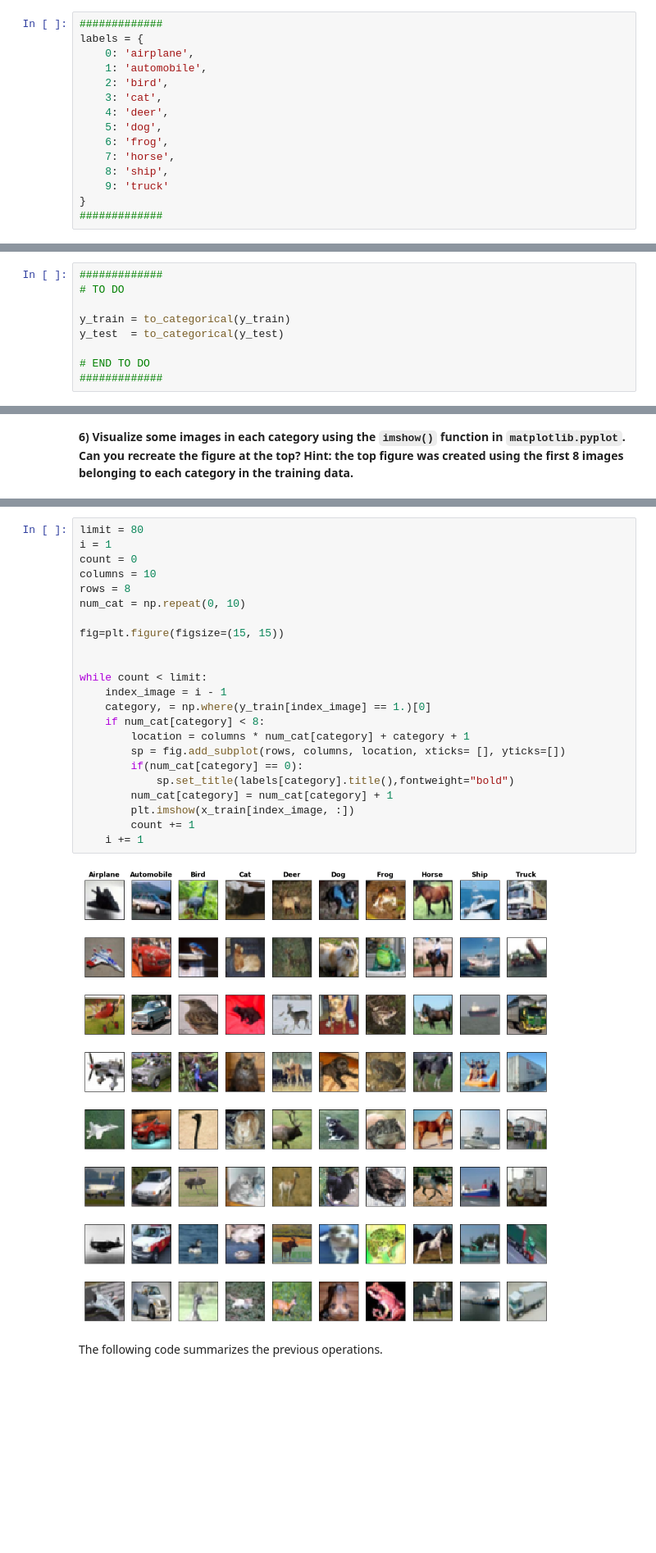
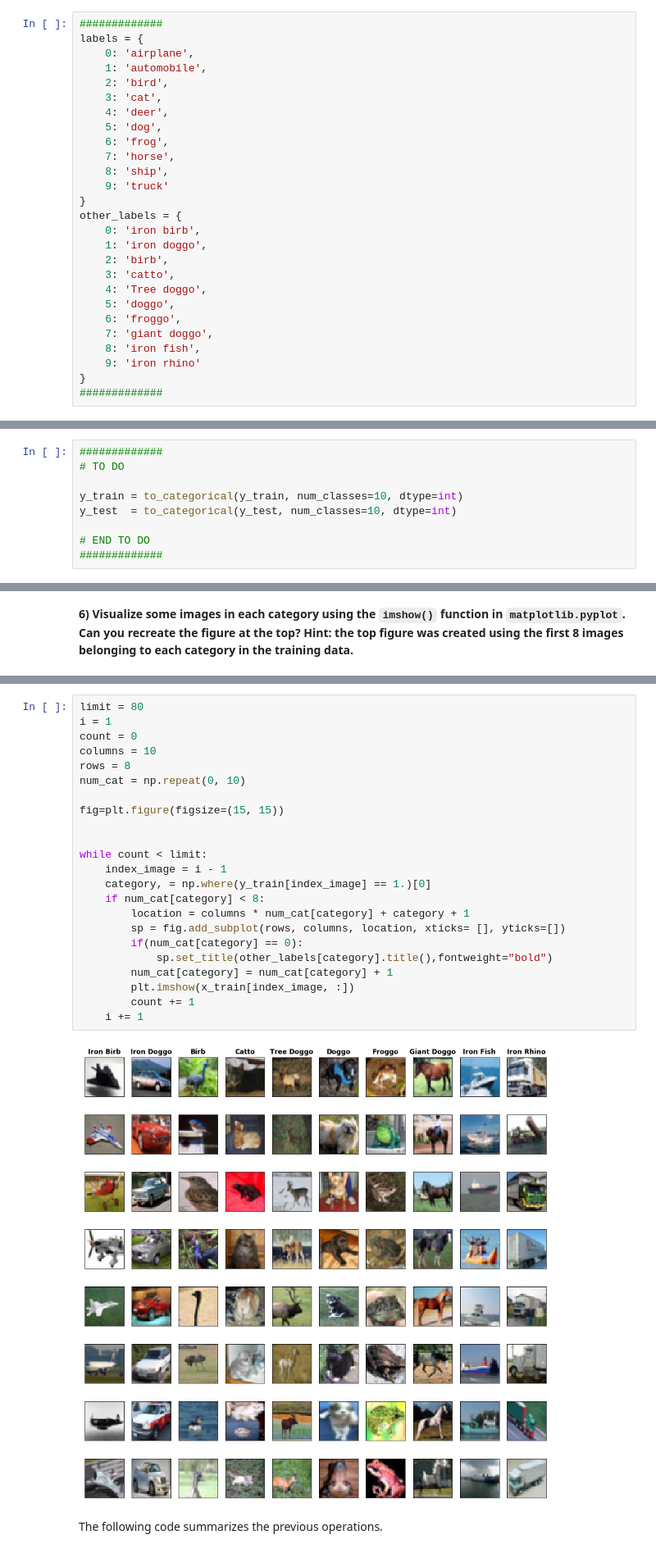
Before and after one commit to LeonardoNatale/CNN_CIFAR-10-dataset, a Jupyter notebook: Lab 4 - CNN-V0.ipynb, the cells around one changed output, grey strips where cells are left out. Shown at 82% size. Drawn from its saved outputs; the diff is of its cells as text; blank space fills up the shorter version.

Commit message:
Changed labels to be meme compliant, made prediction (WIP). TODO, find why the prediction is so shitty.

```diff
--- a/Lab 4 - CNN-V0.ipynb
+++ b/Lab 4 - CNN-V0.ipynb
@@ -98,6 +98,18 @@ labels = {
     8: 'ship',
     9: 'truck'
 }
+other_labels = {
+    0: 'iron birb',
+    1: 'iron doggo',
+    2: 'birb',
+    3: 'catto',
+    4: 'Tree doggo',
+    5: 'doggo',
+    6: 'froggo',
+    7: 'giant doggo',
+    8: 'iron fish',
+    9: 'iron rhino'
+}
 #############
 # %% [markdown]
 **4) Normalize images from [0,255] to be [0,1] (normalizing usually improves model training).**
@@ -119,8 +131,8 @@ After : [0.51329341 0.58995412 0.62328486]
 #############
 # TO DO
 
-y_train = to_categorical(y_train)
-y_test  = to_categorical(y_test)
+y_train = to_categorical(y_train, num_classes=10, dtype=int)
+y_test  = to_categorical(y_test, num_classes=10, dtype=int)
 
 # END TO DO
 #############
@@ -144,27 +153,27 @@ array([6])
 # %%
 limit = 80
 i = 1
 count = 0
 columns = 10
 rows = 8
 num_cat = np.repeat(0, 10)
 
 fig=plt.figure(figsize=(15, 15))
 
 
 while count < limit:
     index_image = i - 1
     category, = np.where(y_train[index_image] == 1.)[0]
     if num_cat[category] < 8:
         location = columns * num_cat[category] + category + 1
         sp = fig.add_subplot(rows, columns, location, xticks= [], yticks=[])
         if(num_cat[category] == 0):
-            sp.set_title(labels[category].title(),fontweight="bold")
+            sp.set_title(other_labels[category].title(),fontweight="bold")
         num_cat[category] = num_cat[category] + 1
         plt.imshow(x_train[index_image, :])
         count += 1
     i += 1
 # %% [output]
-[figure, old version]
+[figure, new version]
 # %% [markdown]
 The following code summarizes the previous operations.
```
Also changed, not shown: parts of 15 cells of this notebook.
